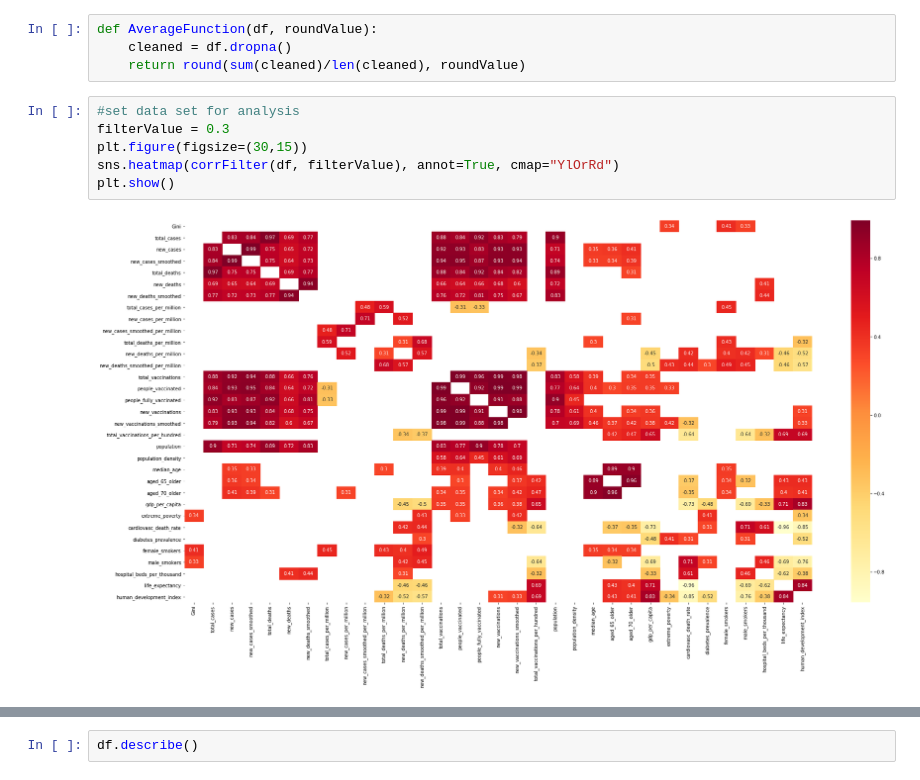
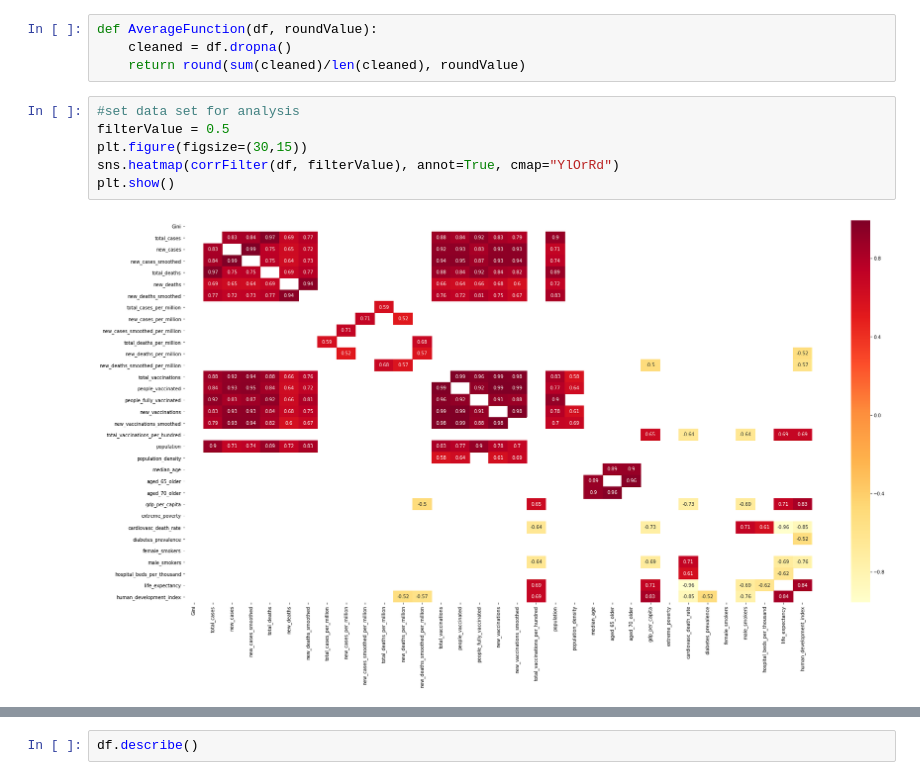
Before and after one commit to JamesIgoe/AzureNotebooks, a Jupyter notebook: CovidAnalysis.ipynb, the cells around one changed output, grey strips where cells are left out. Drawn from its saved outputs; the diff is of its cells as text.

```diff
--- a/CovidAnalysis.ipynb
+++ b/CovidAnalysis.ipynb
@@ -80,10 +80,10 @@ def AverageFunction(df, roundValue):
     return round(sum(cleaned)/len(cleaned), roundValue)
 # %%
 #set data set for analysis
-filterValue = 0.3
+filterValue = 0.5
 plt.figure(figsize=(30,15))
 sns.heatmap(corrFilter(df, filterValue), annot=True, cmap="YlOrRd")
 plt.show()
 # %% [output]
-[figure, old version]
+[figure, new version]
 # %%
```
Also changed, not shown: parts of 1 cell of this notebook.
